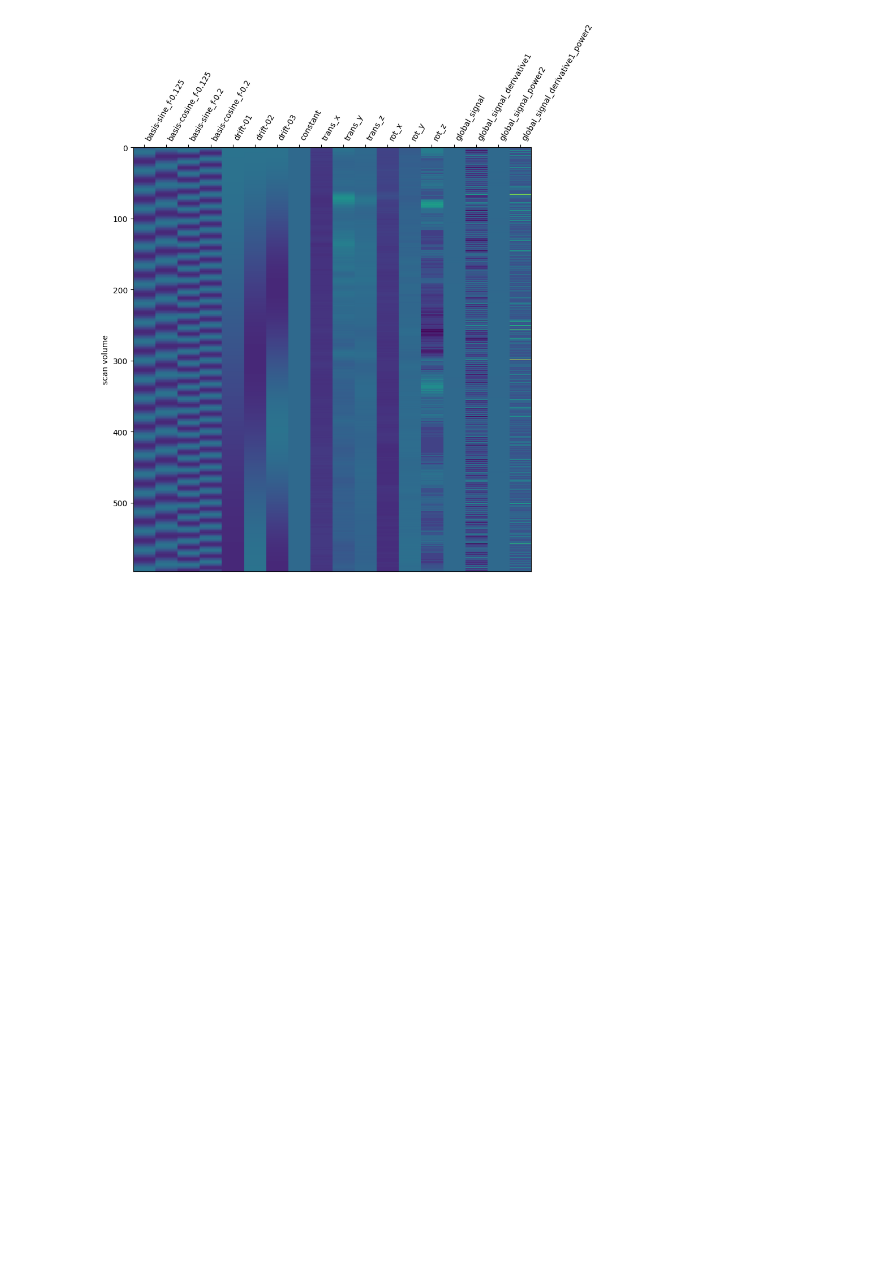
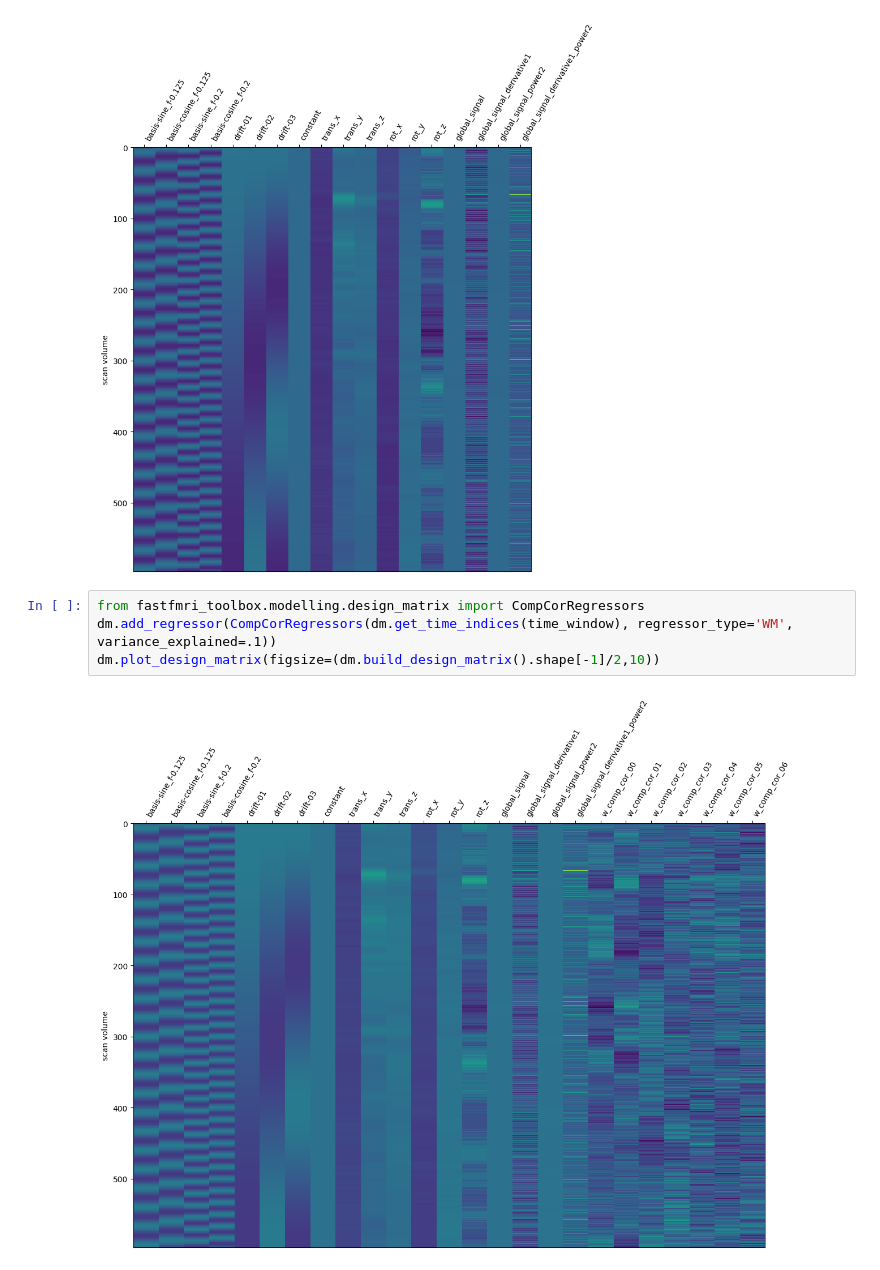
Before and after one commit to gnngo4/fastfmri_toolbox, a Jupyter notebook: notebooks/General/GLM - Design matrices.ipynb, the cells around one changed output. Cells and saved outputs as stored; diff of their text form; blank space fills up the shorter version.

Commit message:
add CompCorRegressors design matrix class

```diff
--- a/notebooks/General/GLM - Design matrices.ipynb
+++ b/notebooks/General/GLM - Design matrices.ipynb
@@ -82,6 +82,12 @@ dm.add_regressor(MeanSignalRegressors(dm.get_time_indices(time_window), regresso
 dm.plot_design_matrix(figsize=(dm.build_design_matrix().shape[-1]/2,10))
 # %% [output]
 [figure]
+# %%
+from fastfmri_toolbox.modelling.design_matrix import CompCorRegressors
+dm.add_regressor(CompCorRegressors(dm.get_time_indices(time_window), regressor_type='WM', variance_explained=.1))
+dm.plot_design_matrix(figsize=(dm.build_design_matrix().shape[-1]/2,10))
+# %% [output]
+[figure, added]
 # %%
 dm.build_design_matrix()
 # %% [output]
```
Also changed, not shown: parts of 1 cell of this notebook, 1 other file.
